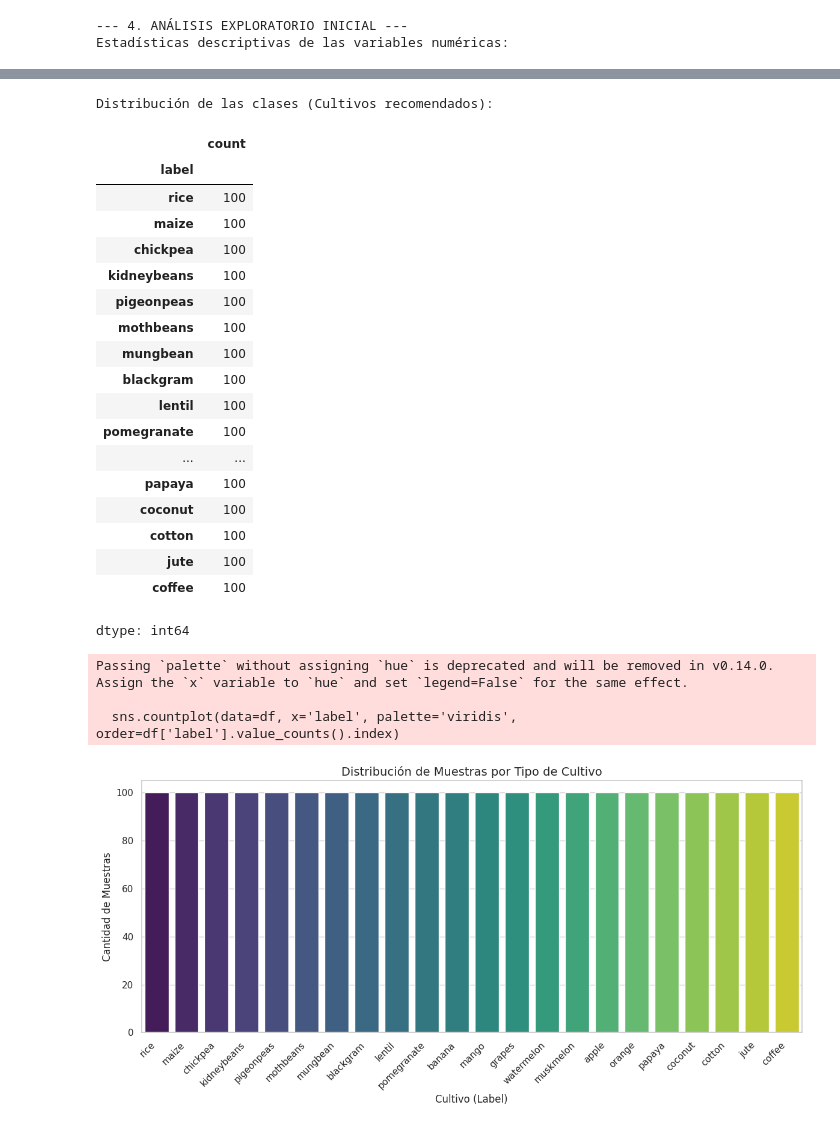
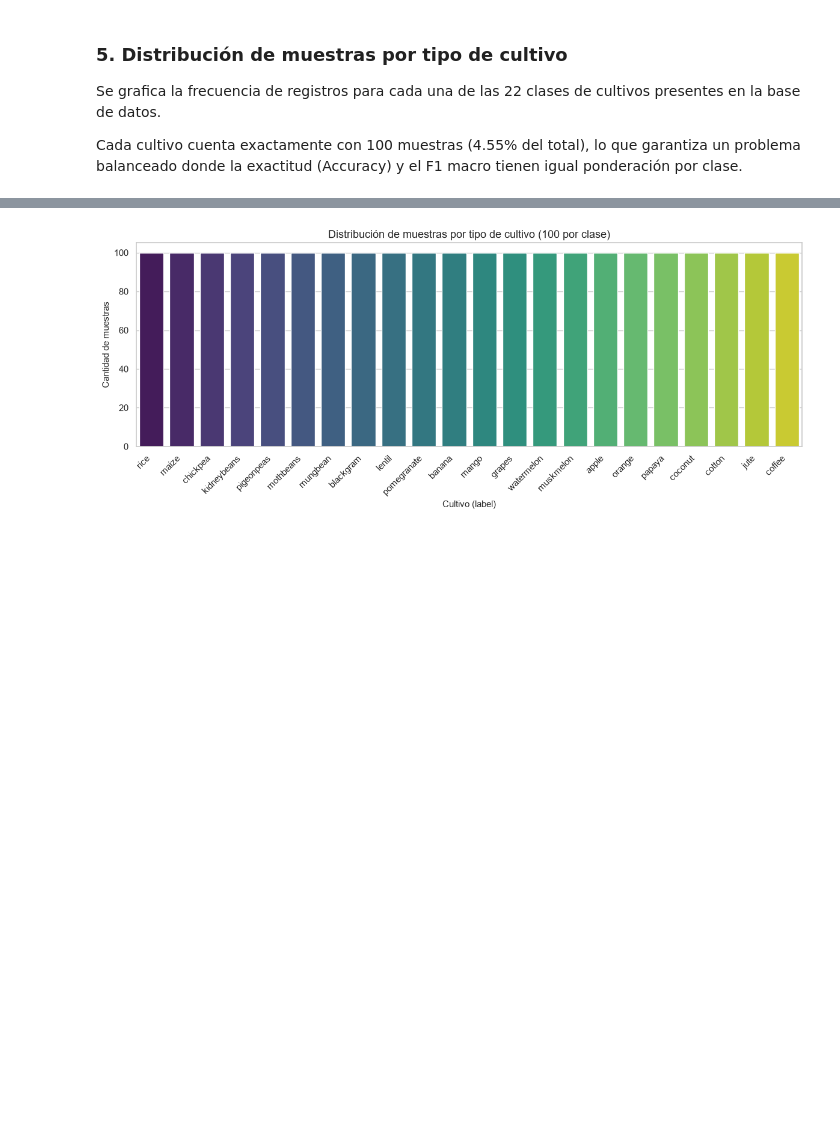
Before and after one commit to JONATANRAP/Modellos-II-PROYECTO-DE-AULA, a Jupyter notebook: notebooks/01_EDA_Recomendacion_Cultivos.ipynb, the cells around one changed output, grey strips where cells are left out. Saved outputs shown, nothing was run; the diff lists cells and outputs as text; code cells hidden in the pictures; blank space fills up the shorter version.

```diff
--- a/notebooks/01_EDA_Recomendacion_Cultivos.ipynb
+++ b/notebooks/01_EDA_Recomendacion_Cultivos.ipynb
@@ -16,9 +19,15 @@ Mounted at /content/drive
 # %%
+from pathlib import Path
+import warnings
+
+import matplotlib.pyplot as plt
+import numpy as np
 import pandas as pd
-import numpy as np
-import matplotlib.pyplot as plt
 import seaborn as sns
+from IPython.display import display
+from scipy.stats import f_oneway
 
-# Configuración visual para los gráficos
+warnings.filterwarnings("ignore")
 sns.set_theme(style="whitegrid")
-plt.rcParams['figure.figsize'] = (10, 6)
+plt.rcParams["figure.figsize"] = (10, 5)
+pd.set_option("display.precision", 2)
@@ -123,26 +172,23 @@ Número de registros duplicados: 0
+# %% [markdown]
+### 5. Distribución de muestras por tipo de cultivo
+
+Se grafica la frecuencia de registros para cada una de las 22 clases de cultivos presentes en la base de datos.
+
+Cada cultivo cuenta exactamente con 100 muestras (4.55% del total), lo que garantiza un problema balanceado donde la exactitud (Accuracy) y el F1 macro tienen igual ponderación por clase.
 # %%
-
-# ------------------------------------------------------------------------------
-# 4. Análisis Exploratorio: Estadísticas y Distribución de Clases
-# ------------------------------------------------------------------------------
-print("--- 4. ANÁLISIS EXPLORATORIO INICIAL ---")
-
-print("Estadísticas descriptivas de las variables numéricas:")
-display(df.describe().T)
-
-print("\nDistribución de las clases (Cultivos recomendados):")
-distribucion_clases = df['label'].value_counts()
-display(distribucion_clases)
-
-# Gráfico de distribución de clases para verificar balanceo
-plt.figure(figsize=(12, 6))
-sns.countplot(data=df, x='label', palette='viridis', order=df['label'].value_counts().index)
-plt.title('Distribución de Muestras por Tipo de Cultivo', fontsize=14)
-plt.xlabel('Cultivo (Label)', fontsize=12)
-plt.ylabel('Cantidad de Muestras', fontsize=12)
-plt.xticks(rotation=45, ha='right')
+plt.figure(figsize=(12, 5))
+sns.countplot(
+    data=df,
+    x="label",
+    hue="label",
+    palette="viridis",
+    order=df["label"].value_counts().index,
+    legend=False,
+)
+plt.title("Distribución de muestras por tipo de cultivo (100 por clase)", fontsize=13)
+plt.xlabel("Cultivo (label)", fontsize=11)
+plt.ylabel("Cantidad de muestras", fontsize=11)
+plt.xticks(rotation=45, ha="right")
 plt.tight_layout()
 plt.show()
 # %% [output]
---- 4. ANÁLISIS EXPLORATORIO INICIAL ---
-Estadísticas descriptivas de las variables numéricas:
@@ -159,24 +195 @@ Estadísticas descriptivas de las variables numéricas:
-Distribución de las clases (Cultivos recomendados):
-|  | count |
-| label |  |
-| rice | 100 |
-| maize | 100 |
-| chickpea | 100 |
-| kidneybeans | 100 |
-| pigeonpeas | 100 |
-| mothbeans | 100 |
-| mungbean | 100 |
-| blackgram | 100 |
-| lentil | 100 |
-| pomegranate | 100 |
-| ... | ... |
-| papaya | 100 |
-| coconut | 100 |
-| cotton | 100 |
-| jute | 100 |
-| coffee | 100 |
-dtype: int64
-Passing `palette` without assigning `hue` is deprecated and will be removed in v0.14.0. Assign the `x` variable to `hue` and set `legend=False` for the same effect.
-
-  sns.countplot(data=df, x='label', palette='viridis', order=df['label'].value_counts().index)
-[figure, old version]
+[figure, new version]
```
Also changed, not shown: parts of 22 cells of this notebook.
